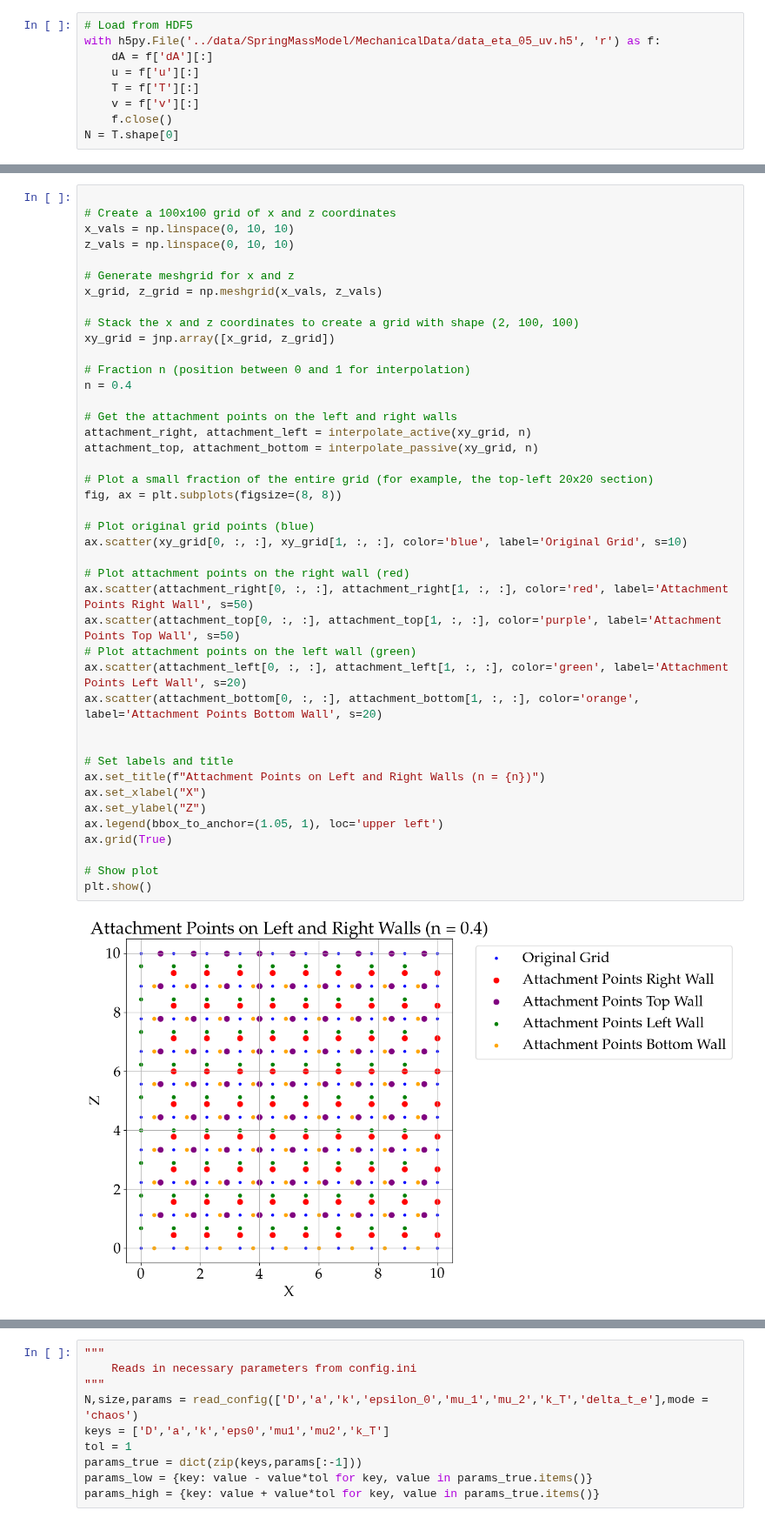
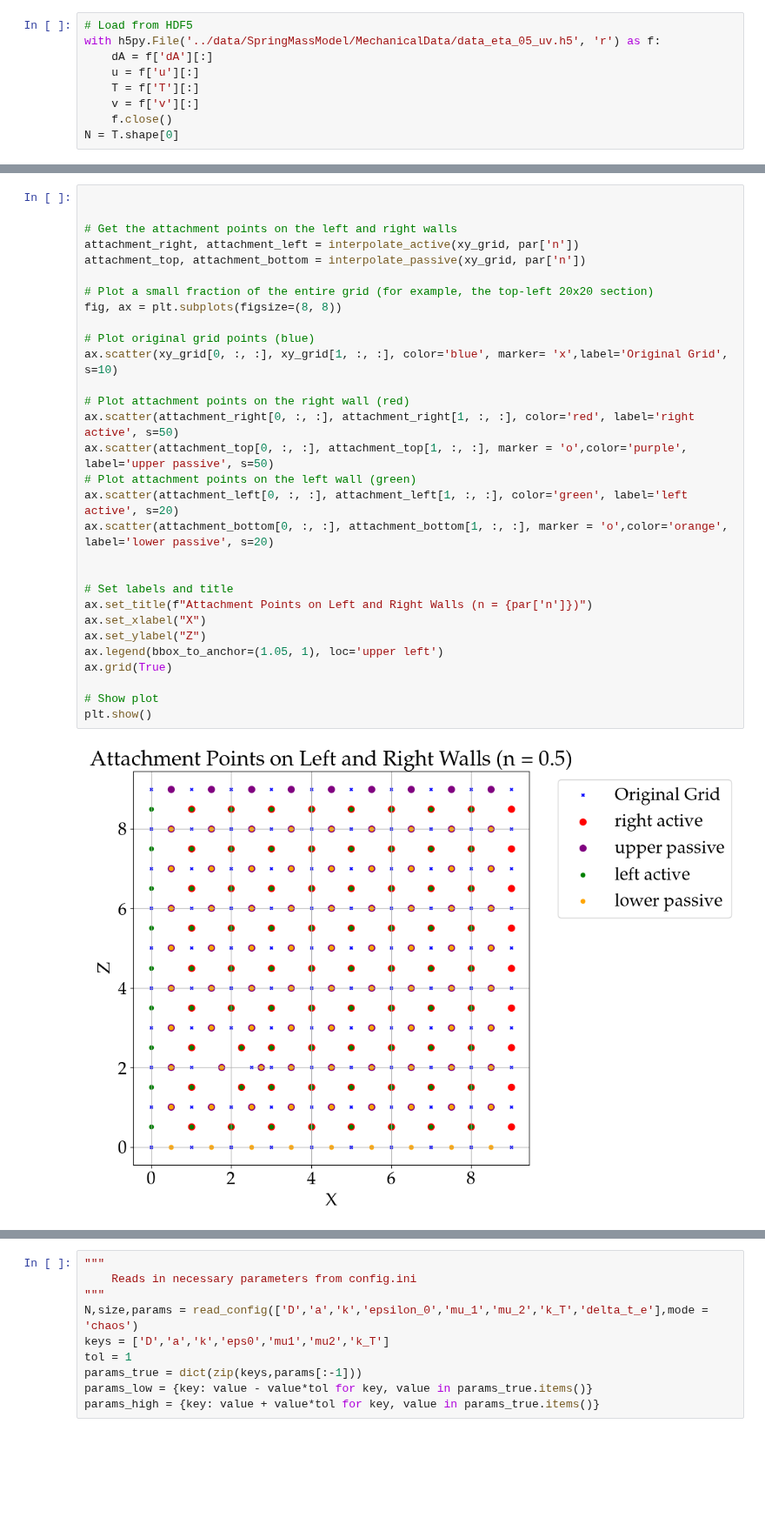
Before and after one commit to LukasBremer/SMM_AdODE_2D, a Jupyter notebook: adode_cluster/SpringMassModel/APModel.ipynb, the cells around one changed output, grey strips where cells are left out. Shown at 87% size. Cells and saved outputs as stored; diff of their text form; blank space fills up the shorter version.

```diff
--- a/adode_cluster/SpringMassModel/APModel.ipynb
+++ b/adode_cluster/SpringMassModel/APModel.ipynb
@@ -197,44 +249,32 @@ plt.quiver(X, Y, force_x, force_y, scale=10, color='blue', angles='xy', scale_un
 # %%
 
-# Create a 100x100 grid of x and z coordinates
-x_vals = np.linspace(0, 10, 10)
-z_vals = np.linspace(0, 10, 10)
-
-# Generate meshgrid for x and z
-x_grid, z_grid = np.meshgrid(x_vals, z_vals)
-
-# Stack the x and z coordinates to create a grid with shape (2, 100, 100)
-xy_grid = jnp.array([x_grid, z_grid])
-
-# Fraction n (position between 0 and 1 for interpolation)
-n = 0.4
 
 # Get the attachment points on the left and right walls
-attachment_right, attachment_left = interpolate_active(xy_grid, n)
-attachment_top, attachment_bottom = interpolate_passive(xy_grid, n)
+attachment_right, attachment_left = interpolate_active(xy_grid, par['n'])
+attachment_top, attachment_bottom = interpolate_passive(xy_grid, par['n'])
 
 # Plot a small fraction of the entire grid (for example, the top-left 20x20 section)
 fig, ax = plt.subplots(figsize=(8, 8))
 
 # Plot original grid points (blue)
-ax.scatter(xy_grid[0, :, :], xy_grid[1, :, :], color='blue', label='Original Grid', s=10)
+ax.scatter(xy_grid[0, :, :], xy_grid[1, :, :], color='blue', marker= 'x',label='Original Grid', s=10)
 
 # Plot attachment points on the right wall (red)
-ax.scatter(attachment_right[0, :, :], attachment_right[1, :, :], color='red', label='Attachment Points Right Wall', s=50)
-ax.scatter(attachment_top[0, :, :], attachment_top[1, :, :], color='purple', label='Attachment Points Top Wall', s=50)
+ax.scatter(attachment_right[0, :, :], attachment_right[1, :, :], color='red', label='right active', s=50)
+ax.scatter(attachment_top[0, :, :], attachment_top[1, :, :], marker = 'o',color='purple', label='upper passive', s=50)
 # Plot attachment points on the left wall (green)
-ax.scatter(attachment_left[0, :, :], attachment_left[1, :, :], color='green', label='Attachment Points Left Wall', s=20)
-ax.scatter(attachment_bottom[0, :, :], attachment_bottom[1, :, :], color='orange', label='Attachment Points Bottom Wall', s=20)
+ax.scatter(attachment_left[0, :, :], attachment_left[1, :, :], color='green', label='left active', s=20)
+ax.scatter(attachment_bottom[0, :, :], attachment_bottom[1, :, :], marker = 'o',color='orange', label='lower passive', s=20)
 
 
 # Set labels and title
-ax.set_title(f"Attachment Points on Left and Right Walls (n = {n})")
+ax.set_title(f"Attachment Points on Left and Right Walls (n = {par['n']})")
 ax.set_xlabel("X")
 ax.set_ylabel("Z")
 ax.legend(bbox_to_anchor=(1.05, 1), loc='upper left')
 ax.grid(True)
 
 # Show plot
 plt.show()
 # %% [output]
-[figure, old version]
+[figure, new version]
```
Also changed, not shown: parts of 5 cells of this notebook.
